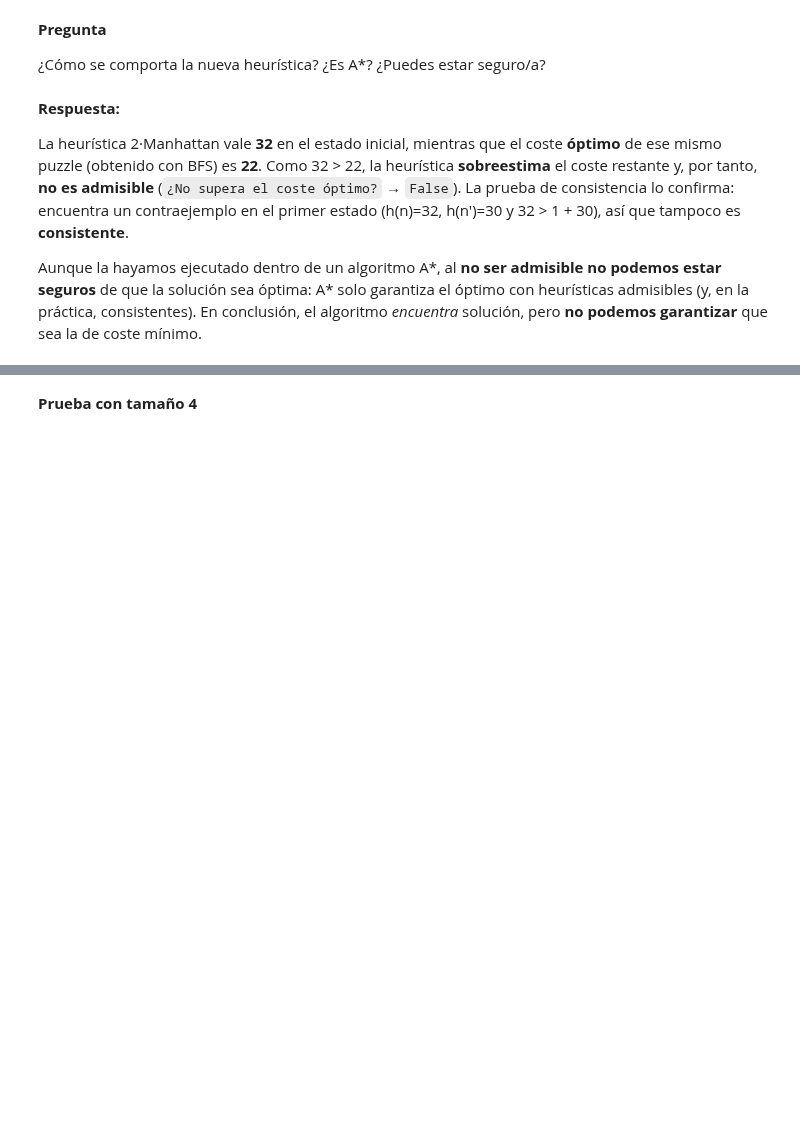
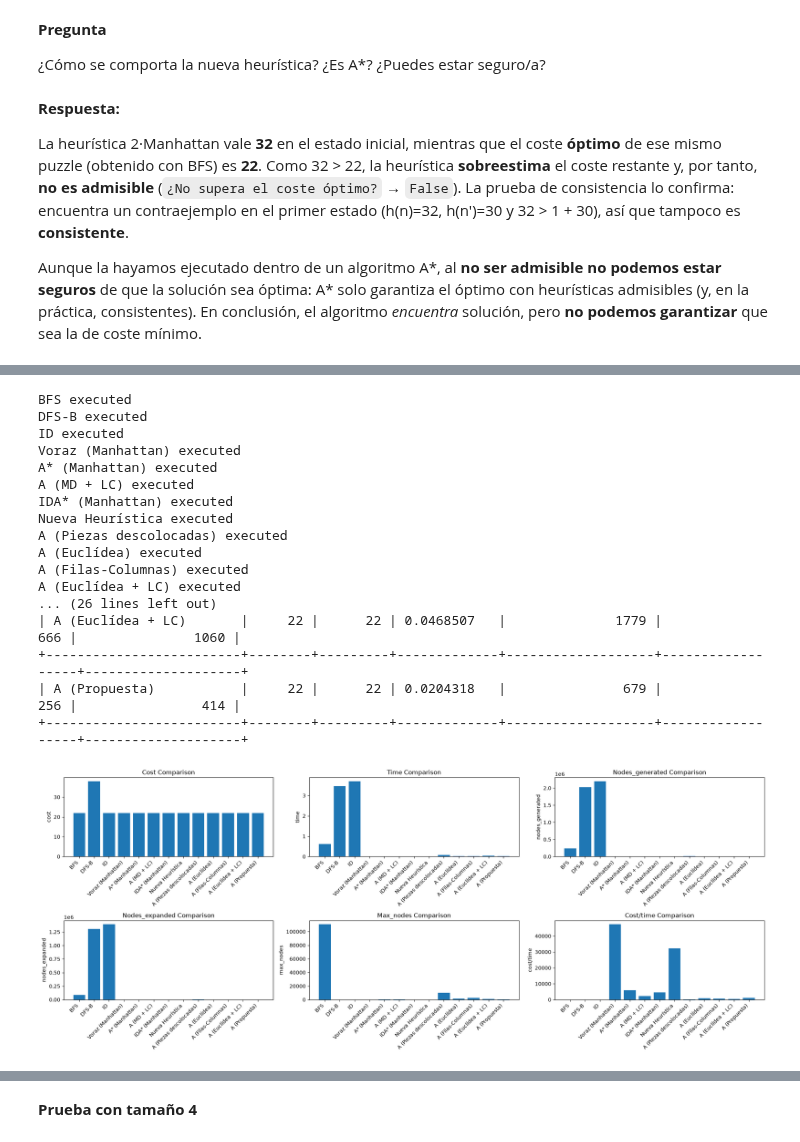
Before and after one commit to arturosasan/lab3RO, a Jupyter notebook: labSIN/pract1/entrega/puzzle-p2.ipynb, the cells around one changed output, grey strips where cells are left out. Cells and saved outputs as stored; diff of their text form; code cells hidden in the pictures; blank space fills up the shorter version.

```diff
--- a/labSIN/pract1/entrega/puzzle-p2.ipynb
+++ b/labSIN/pract1/entrega/puzzle-p2.ipynb
@@ -420,0 +320,28 @@ garantizar** que sea la de coste mínimo.
+# %%
+# Ejecutar todos los algoritmos y mostrar la tabla comparativa
+results = {}
+if isSolvable(initial_state, end_state):
+    results = run_all_algorithms(initial_state, end_state, size, 40)
+    show_results(results)
+    plot_algorithm_comparison(results)
+else:
+    print("The puzzle is not solvable.")
+# %% [output]
+BFS executed
+DFS-B executed
+ID executed
+Voraz (Manhattan) executed
+A* (Manhattan) executed
+A (MD + LC) executed
+IDA* (Manhattan) executed
+Nueva Heurística executed
+A (Piezas descolocadas) executed
+A (Euclídea) executed
+A (Filas-Columnas) executed
+A (Euclídea + LC) executed
+... (26 lines left out)
+| A (Euclídea + LC)       |     22 |      22 | 0.0468507   |              1779 |              666 |               1060 |
++-------------------------+--------+---------+-------------+-------------------+------------------+--------------------+
+| A (Propuesta)           |     22 |      22 | 0.0204318   |               679 |              256 |                414 |
++-------------------------+--------+---------+-------------+-------------------+------------------+--------------------+
+[figure, added]
```
Also changed, not shown: parts of 42 cells of this notebook, 2 other files.
